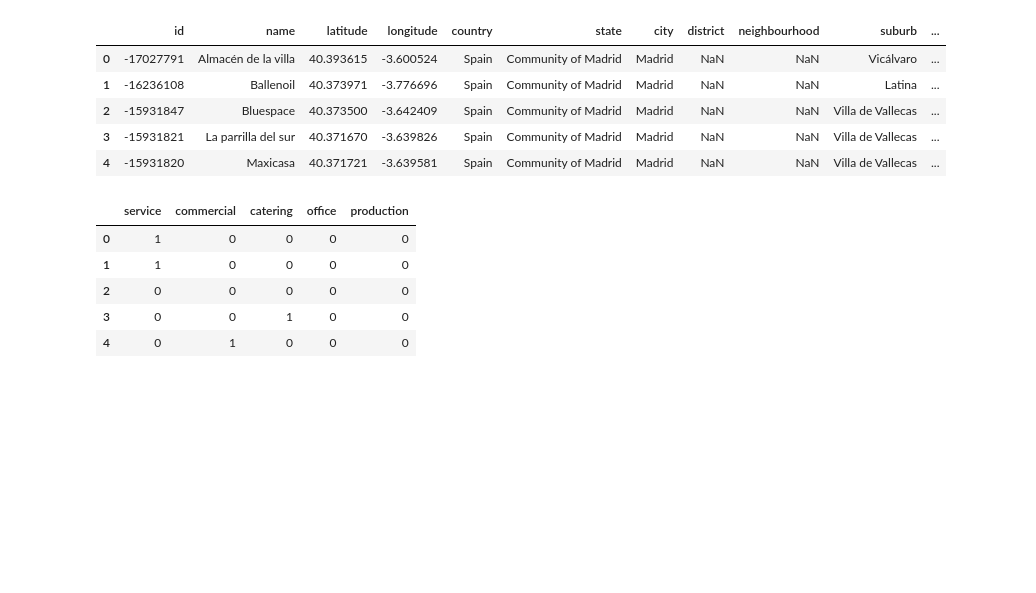
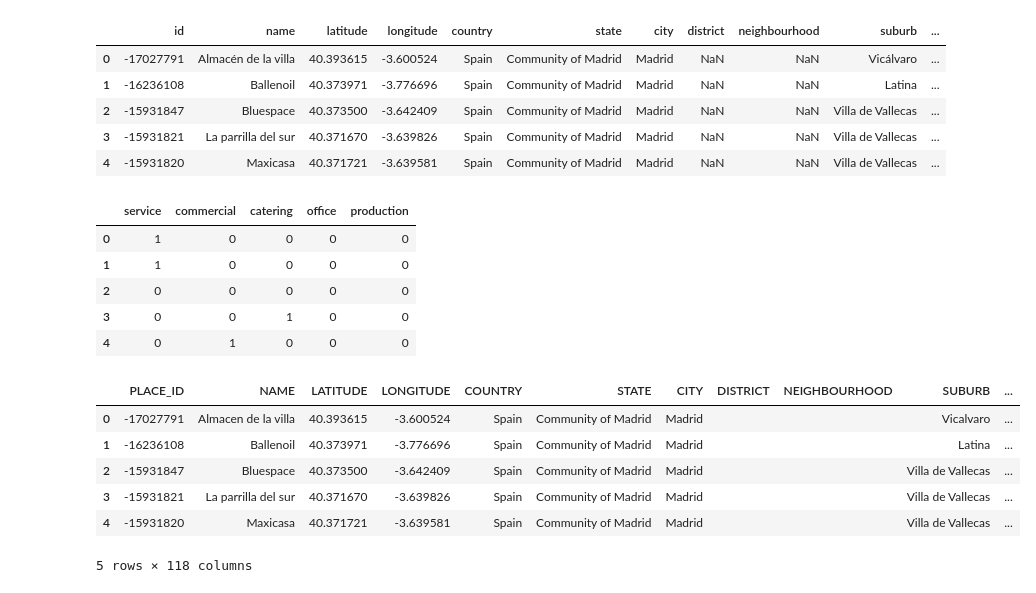
Before and after one commit to Amalaga19/Project-Helios, a Jupyter notebook: backend/app/all_data_eda.ipynb, the cells around one changed output. Saved outputs shown, nothing was run; the diff lists cells and outputs as text; code cells hidden in the pictures; blank space fills up the shorter version.

```diff
--- a/backend/app/all_data_eda.ipynb
+++ b/backend/app/all_data_eda.ipynb
@@ -277,3 +277,16 @@ df_clean_data = df_clean_data.apply(lambda x: x.str.normalize("NFKD").str.encode
 
 #Save the data
 df_clean_data.to_csv("clean_data.csv", index=False)
+# %%
+df_with_locations = df_clean_data.copy()
+#Add a column for the location of the place (geo-coordinates)
+df_with_locations["LOCATION"] = df_with_locations["LATITUDE"].astype(str) + ", " + df_with_locations["LONGITUDE"].astype(str)
+df_with_locations.head()
+# %% [output]
+|  | PLACE_ID | NAME | LATITUDE | LONGITUDE | COUNTRY | STATE | CITY | DISTRICT | NEIGHBOURHOOD | SUBURB | ... |
+| 0 | -17027791 | Almacen de la villa | 40.393615 | -3.600524 | Spain | Community of Madrid | Madrid |  |  | Vicalvaro | ... |
+| 1 | -16236108 | Ballenoil | 40.373971 | -3.776696 | Spain | Community of Madrid | Madrid |  |  | Latina | ... |
+| 2 | -15931847 | Bluespace | 40.373500 | -3.642409 | Spain | Community of Madrid | Madrid |  |  | Villa de Vallecas | ... |
+| 3 | -15931821 | La parrilla del sur | 40.371670 | -3.639826 | Spain | Community of Madrid | Madrid |  |  | Villa de Vallecas | ... |
+| 4 | -15931820 | Maxicasa | 40.371721 | -3.639581 | Spain | Community of Madrid | Madrid |  |  | Villa de Vallecas | ... |
+5 rows × 118 columns
```
Also changed, not shown: 1 other file.
